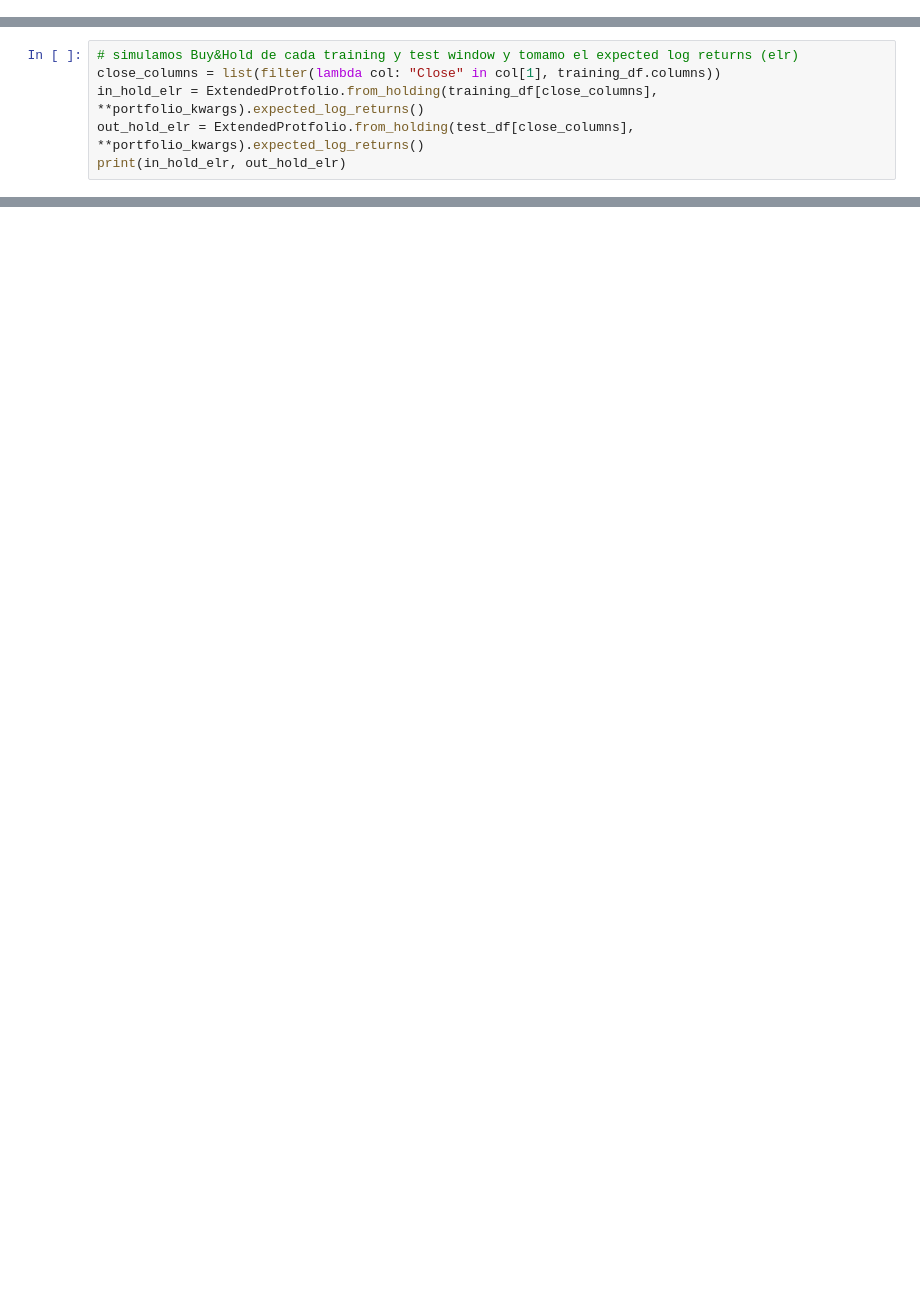
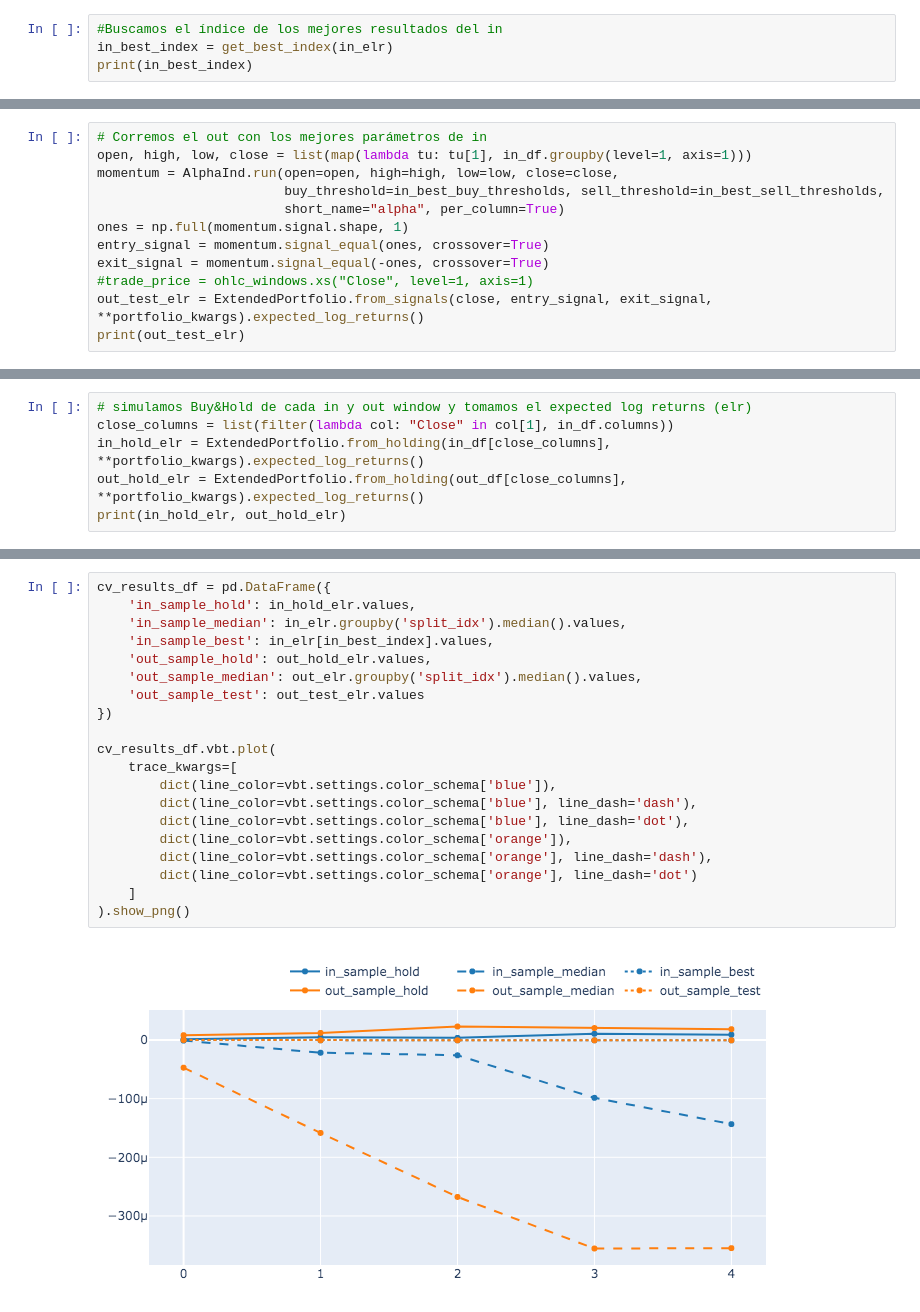
Before and after one commit to emiliobasualdo/vectorbt-yaats, a Jupyter notebook: Alpha101.ipynb, the cells around one changed output, grey strips where cells are left out. Drawn from its saved outputs; the diff is of its cells as text; blank space fills up the shorter version.

Commit message:
alpha done

```diff
--- a/Alpha101.ipynb
+++ b/Alpha101.ipynb
@@ -35,0 +82,4 @@ portfolio_kwargs = dict(
+# %%
+#Buscamos el índice de los mejores resultados del in
+in_best_index = get_best_index(in_elr)
+print(in_best_index)
@@ -35,0 +109,12 @@ portfolio_kwargs = dict(
+# %%
+# Corremos el out con los mejores parámetros de in
+open, high, low, close = list(map(lambda tu: tu[1], in_df.groupby(level=1, axis=1)))
+momentum = AlphaInd.run(open=open, high=high, low=low, close=close,
+                        buy_threshold=in_best_buy_thresholds, sell_threshold=in_best_sell_thresholds,
+                        short_name="alpha", per_column=True)
+ones = np.full(momentum.signal.shape, 1)
+entry_signal = momentum.signal_equal(ones, crossover=True)
+exit_signal = momentum.signal_equal(-ones, crossover=True)
+#trade_price = ohlc_windows.xs("Close", level=1, axis=1)
+out_test_elr = ExtendedPortfolio.from_signals(close, entry_signal, exit_signal, **portfolio_kwargs).expected_log_returns()
+print(out_test_elr)
@@ -36,8 +129,8 @@ portfolio_kwargs = dict(
 # %%
-# simulamos Buy&Hold de cada training y test window y tomamo el expected log returns (elr)
-close_columns = list(filter(lambda col: "Close" in col[1], training_df.columns))
-in_hold_elr = ExtendedProtfolio.from_holding(training_df[close_columns], **portfolio_kwargs).expected_log_returns()
-out_hold_elr = ExtendedProtfolio.from_holding(test_df[close_columns], **portfolio_kwargs).expected_log_returns()
+# simulamos Buy&Hold de cada in y out window y tomamos el expected log returns (elr)
+close_columns = list(filter(lambda col: "Close" in col[1], in_df.columns))
+in_hold_elr = ExtendedPortfolio.from_holding(in_df[close_columns], **portfolio_kwargs).expected_log_returns()
+out_hold_elr = ExtendedPortfolio.from_holding(out_df[close_columns], **portfolio_kwargs).expected_log_returns()
 print(in_hold_elr, out_hold_elr)
 # %% [output]
 split_idx
@@ -109,0 +149,22 @@ ValueError: Index at position 0 could not be aligned
+# %%
+cv_results_df = pd.DataFrame({
+    'in_sample_hold': in_hold_elr.values,
+    'in_sample_median': in_elr.groupby('split_idx').median().values,
+    'in_sample_best': in_elr[in_best_index].values,
+    'out_sample_hold': out_hold_elr.values,
+    'out_sample_median': out_elr.groupby('split_idx').median().values,
+    'out_sample_test': out_test_elr.values
+})
+
+cv_results_df.vbt.plot(
+    trace_kwargs=[
+        dict(line_color=vbt.settings.color_schema['blue']),
+        dict(line_color=vbt.settings.color_schema['blue'], line_dash='dash'),
+        dict(line_color=vbt.settings.color_schema['blue'], line_dash='dot'),
+        dict(line_color=vbt.settings.color_schema['orange']),
+        dict(line_color=vbt.settings.color_schema['orange'], line_dash='dash'),
+        dict(line_color=vbt.settings.color_schema['orange'], line_dash='dot')
+    ]
+).show_png()
+# %% [output]
+[figure, added]
```
Also changed, not shown: parts of 16 cells of this notebook, 3 other files.
